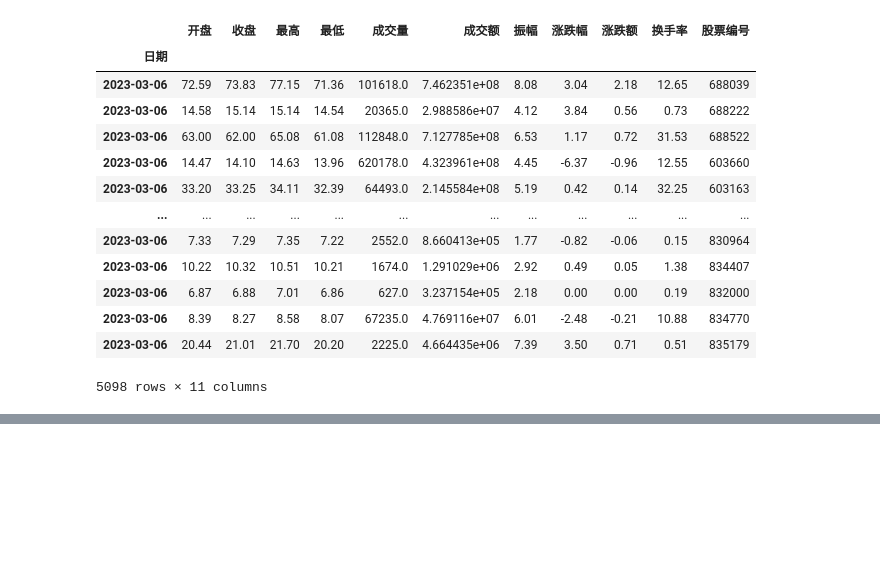
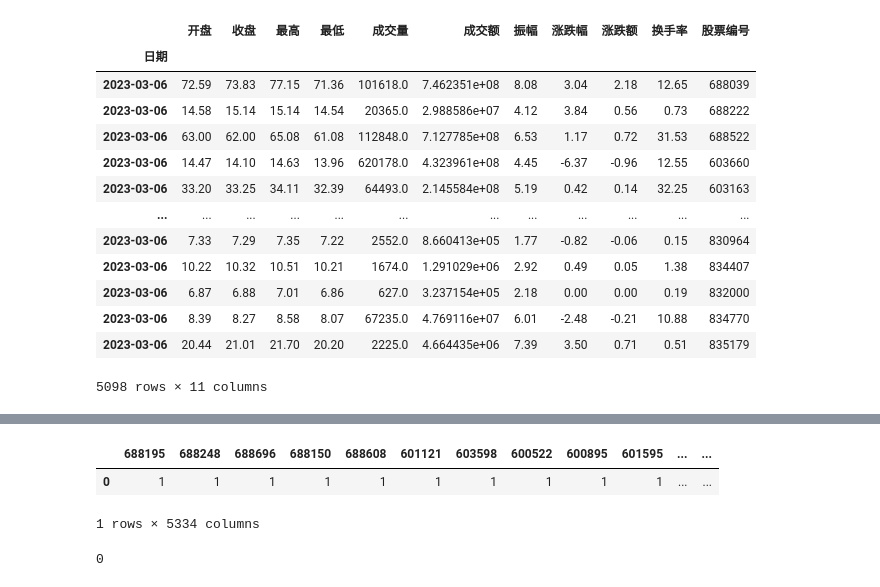
Before and after one commit to minikiller/streamlit-project, a Jupyter notebook: example/example.ipynb, the cells around one changed output, grey strips where cells are left out. Cells and saved outputs as stored; diff of their text form; code cells hidden in the pictures; blank space fills up the shorter version.

```diff
--- a/example/example.ipynb
+++ b/example/example.ipynb
@@ -55,0 +228,7 @@ df.loc["2023-03-06"]
+# %%
+from akshare.stock_feature.stock_hist_em import code_id_map_em
+code_id_dict = code_id_map_em()
+# code_id_dict['300119']
+# %%
+df = pd.Series(code_id_dict).to_frame('side')
+df
@@ -55,0 +252,10 @@ df.loc["2023-03-06"]
+# %%
+df.head()
+# %% [output]
+|  | 688195 | 688248 | 688696 | 688150 | 688608 | 601121 | 603598 | 600522 | 600895 | 601595 | ... | ... |
+| 0 | 1 | 1 | 1 | 1 | 1 | 1 | 1 | 1 | 1 | 1 | ... | ... |
+1 rows × 5334 columns
+# %%
+code_id_dict['300119']
+# %% [output]
+0
```
Also changed, not shown: parts of 19 cells of this notebook, 7 other files.
